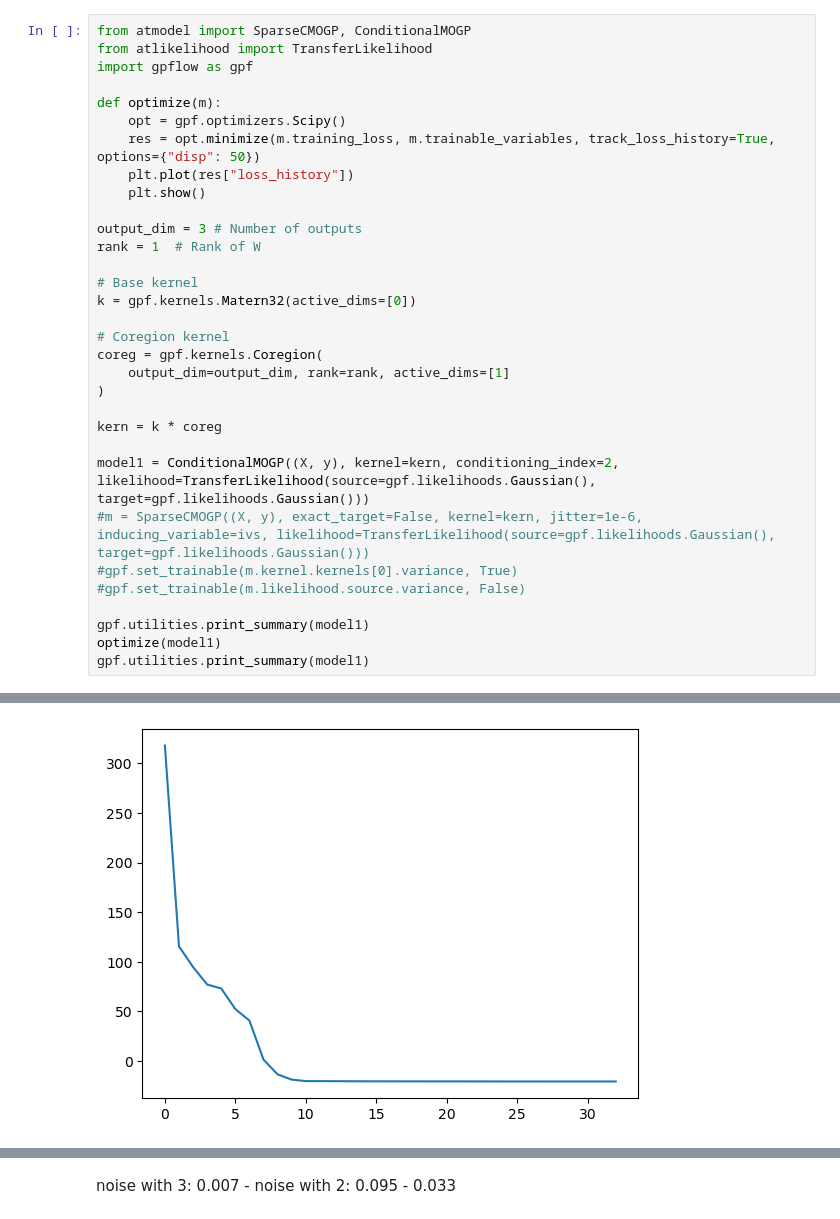
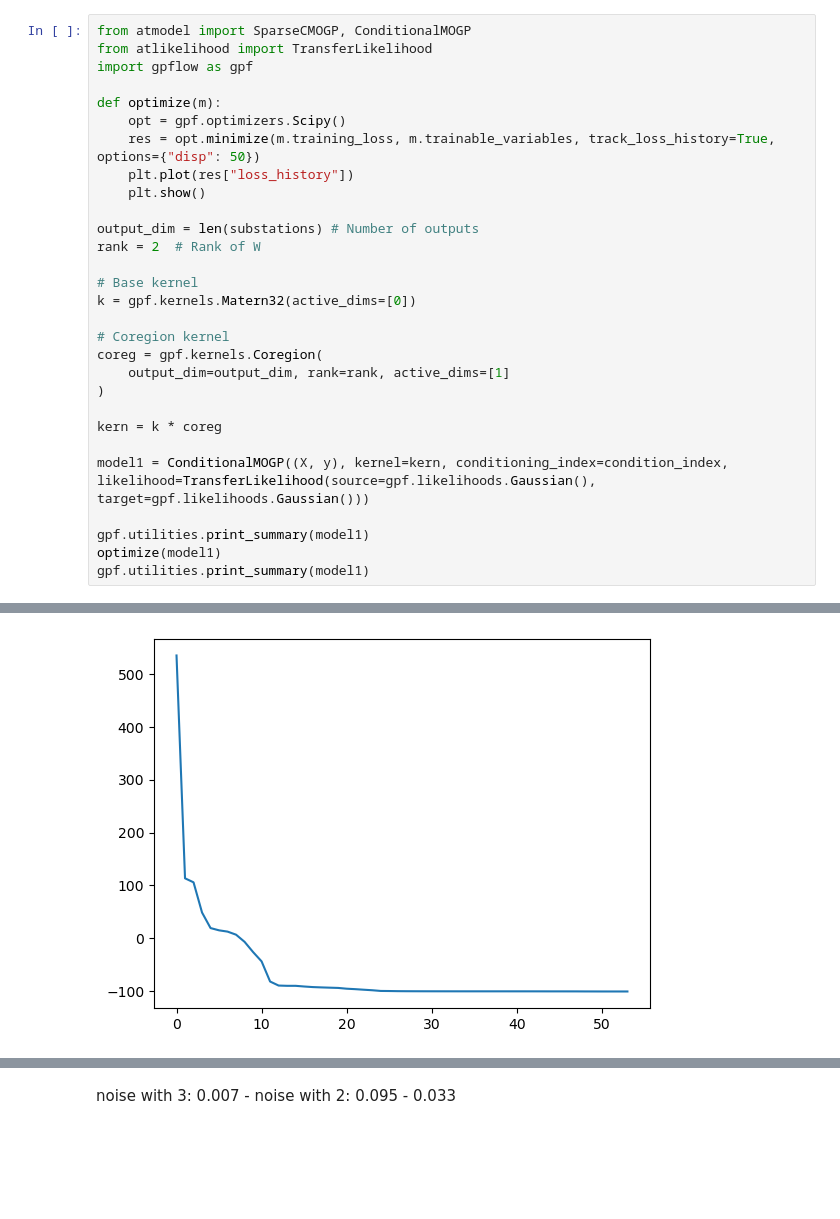
Before and after one commit to JVerbeek/at-gpflow, a Jupyter notebook: experiments/soil-moisture/soil_transfer_learning.ipynb, the cells around one changed output, grey strips where cells are left out. Drawn from its saved outputs; the diff is of its cells as text; blank space fills up the shorter version.

```diff
--- a/experiments/soil-moisture/soil_transfer_learning.ipynb
+++ b/experiments/soil-moisture/soil_transfer_learning.ipynb
@@ -98,8 +68,8 @@ def optimize(m):
     plt.plot(res["loss_history"])
     plt.show()
 
-output_dim = 3 # Number of outputs
-rank = 1  # Rank of W
+output_dim = len(substations) # Number of outputs
+rank = 2  # Rank of W
 
 # Base kernel
 k = gpf.kernels.Matern32(active_dims=[0])
@@ -111,10 +81,7 @@ coreg = gpf.kernels.Coregion(
 
 kern = k * coreg
 
-model1 = ConditionalMOGP((X, y), kernel=kern, conditioning_index=2, likelihood=TransferLikelihood(source=gpf.likelihoods.Gaussian(), target=gpf.likelihoods.Gaussian()))
-#m = SparseCMOGP((X, y), exact_target=False, kernel=kern, jitter=1e-6, inducing_variable=ivs, likelihood=TransferLikelihood(source=gpf.likelihoods.Gaussian(), target=gpf.likelihoods.Gaussian()))
-#gpf.set_trainable(m.kernel.kernels[0].variance, True)
-#gpf.set_trainable(m.likelihood.source.variance, False)
+model1 = ConditionalMOGP((X, y), kernel=kern, conditioning_index=condition_index, likelihood=TransferLikelihood(source=gpf.likelihoods.Gaussian(), target=gpf.likelihoods.Gaussian()))
 
 gpf.utilities.print_summary(model1)
 optimize(model1)
@@ -142 +113 @@ gpf.utilities.print_summary(model1)
-[figure, old version]
+[figure, new version]
```
Also changed, not shown: parts of 10 cells of this notebook.
